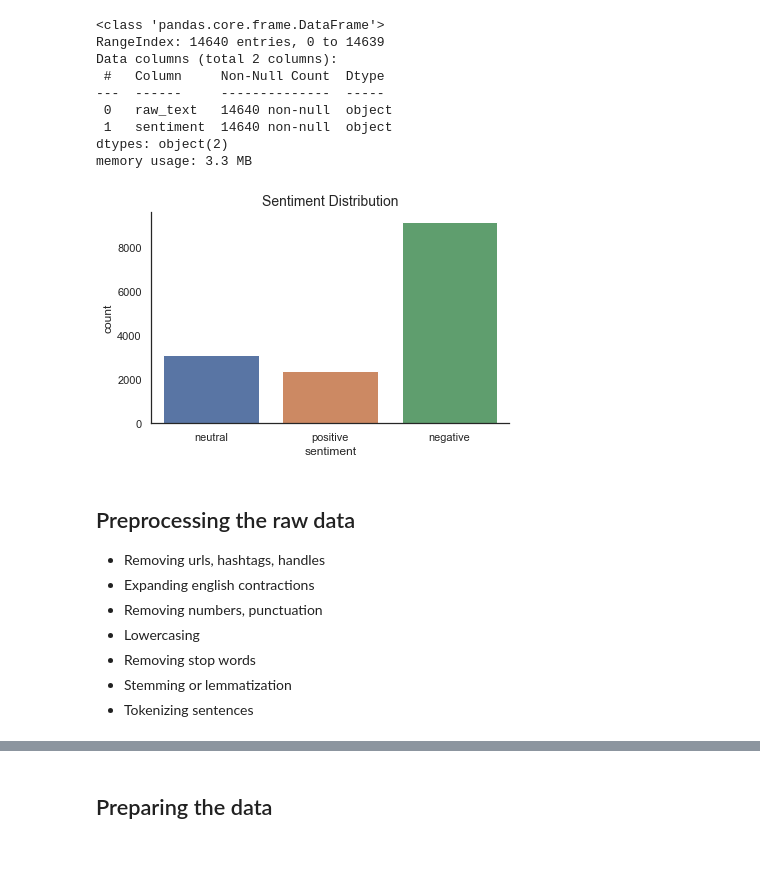
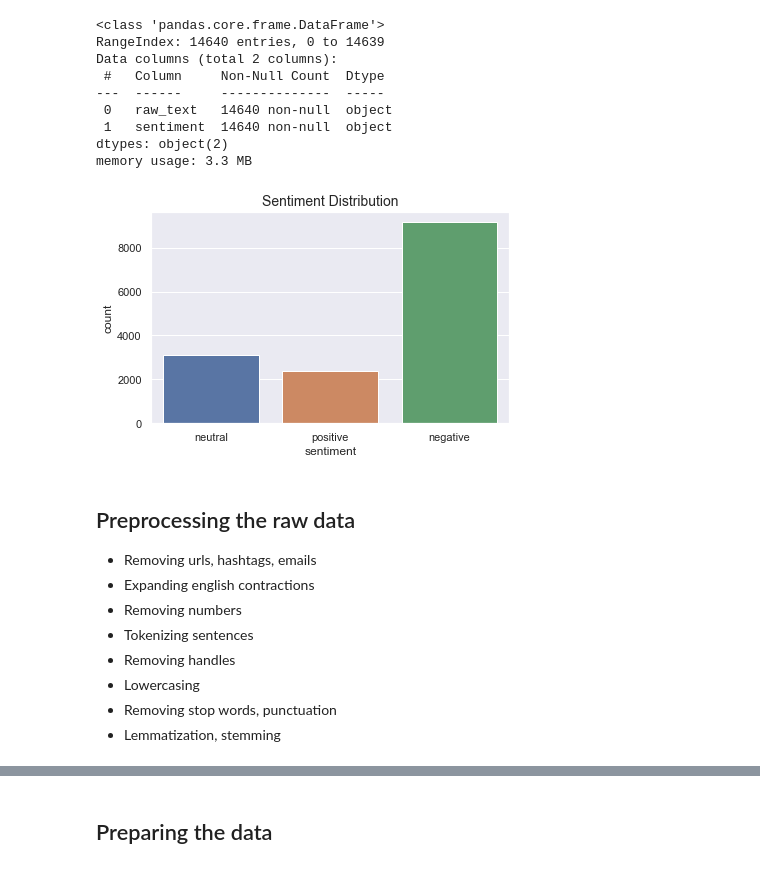
Before and after one commit to Geilson-Araujo/twitter_us_airline_sentiment-, a Jupyter notebook: airline_sentiment_analysis.ipynb, the cells around one changed output, grey strips where cells are left out. Drawn from its saved outputs; the diff is of its cells as text; code cells hidden in the pictures.

```diff
--- a/airline_sentiment_analysis.ipynb
+++ b/airline_sentiment_analysis.ipynb
@@ -100,19 +107,21 @@ Data columns (total 2 columns):
 dtypes: object(2)
 memory usage: 3.3 MB
 # %%
-sns.countplot(data['sentiment'])
+# Plot the target distribution
+sns.set()
+sns.countplot(x='sentiment', data=data)
 plt.title('Sentiment Distribution', fontsize=14)
-sns.despine()
 plt.tight_layout();
 # %% [output]
-[figure, old version]
+[figure, new version]
 # %% [markdown]
 ## Preprocessing the raw data
 
-* Removing urls, hashtags, handles
+* Removing urls, hashtags, emails
 * Expanding english contractions
-* Removing numbers, punctuation
+* Removing numbers
+* Tokenizing sentences
+* Removing handles
 * Lowercasing
-* Removing stop words
-* Stemming or lemmatization
-* Tokenizing sentences
+* Removing stop words, punctuation
+* Lemmatization, stemming
```
Also changed, not shown: parts of 68 cells of this notebook, 2 other files.
